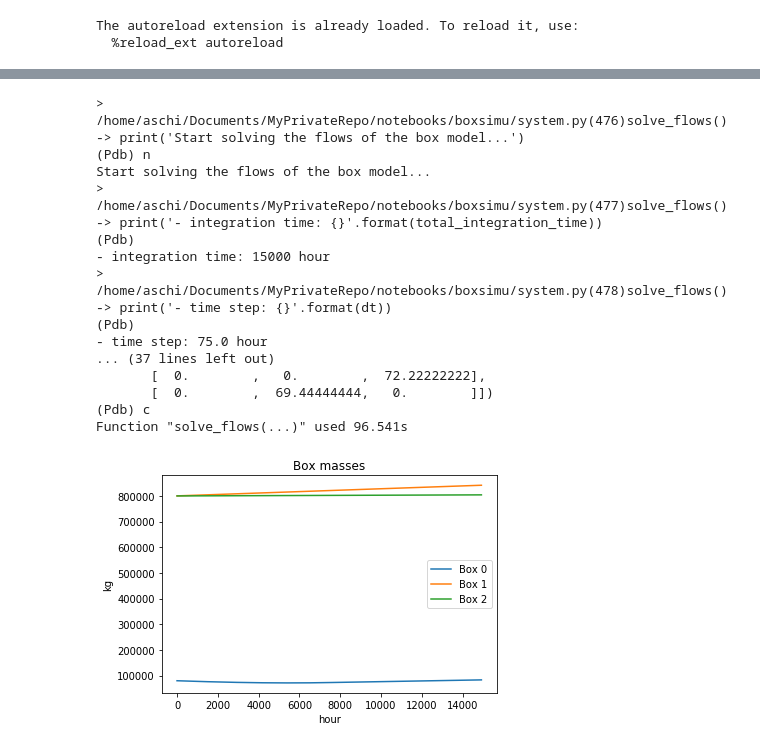
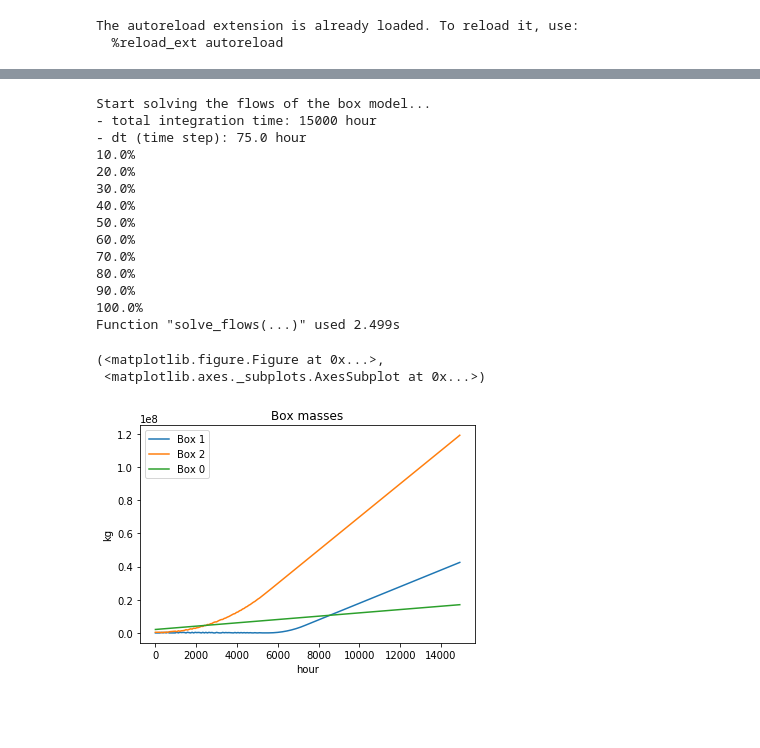
Before and after one commit to maschwanden/boxsimu, a Jupyter notebook: simulations/notebooks/Simu1.ipynb, the cells around one changed output, grey strips where cells are left out. Cells and saved outputs as stored; diff of their text form; code cells hidden in the pictures; blank space fills up the shorter version.

Commit message:
solve() function finished, but still not working properly!

```diff
--- a/simulations/notebooks/Simu1.ipynb
+++ b/simulations/notebooks/Simu1.ipynb
@@ -169,23 +165,21 @@ sys = init_simu1()
 # %%
-sys = init_simu1()
-sol = sys.solve_flows(15000*ur.hour, 15000.0/200*ur.hour, debug=False)
-sol.plot_box_masses()
+sol = solver.solve_flows(15000*ur.hour, 15000.0/200*ur.hour)
+sol.plot_fluid_masses()
 # %% [output]
-> /home/aschi/Documents/MyPrivateRepo/notebooks/boxsimu/system.py(476)solve_flows()
--> print('Start solving the flows of the box model...')
-(Pdb) n
 Start solving the flows of the box model...
-> /home/aschi/Documents/MyPrivateRepo/notebooks/boxsimu/system.py(477)solve_flows()
--> print('- integration time: {}'.format(total_integration_time))
-(Pdb)
-- integration time: 15000 hour
-> /home/aschi/Documents/MyPrivateRepo/notebooks/boxsimu/system.py(478)solve_flows()
--> print('- time step: {}'.format(dt))
-(Pdb)
-- time step: 75.0 hour
-... (37 lines left out)
-       [  0.        ,   0.        ,  72.22222222],
-       [  0.        ,  69.44444444,   0.        ]])
-(Pdb) c
-Function "solve_flows(...)" used 96.541s
+- total integration time: 15000 hour
+- dt (time step): 75.0 hour
+10.0%
+20.0%
+30.0%
+40.0%
+50.0%
+60.0%
+70.0%
+80.0%
+90.0%
+100.0%
+Function "solve_flows(...)" used 2.499s
+(<matplotlib.figure.Figure at 0x...>,
+ <matplotlib.axes._subplots.AxesSubplot at 0x...>)
-[figure, old version]
+[figure, new version]
```
Also changed, not shown: parts of 12 cells of this notebook, 26 other files.
